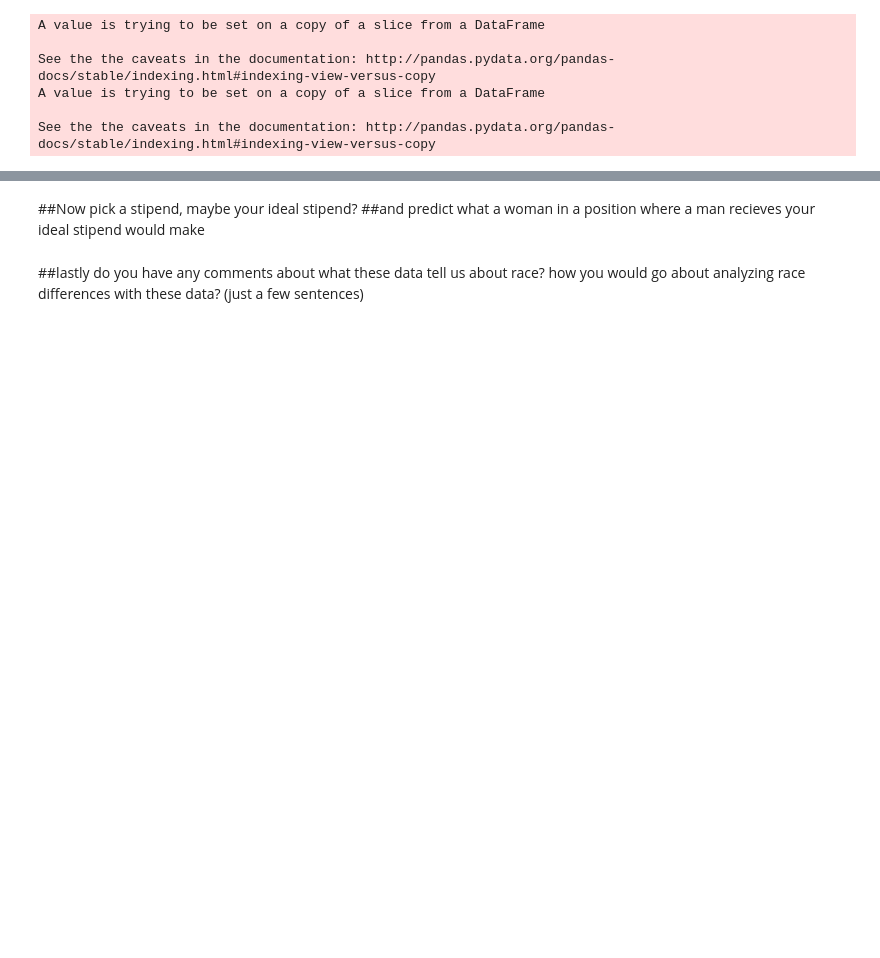
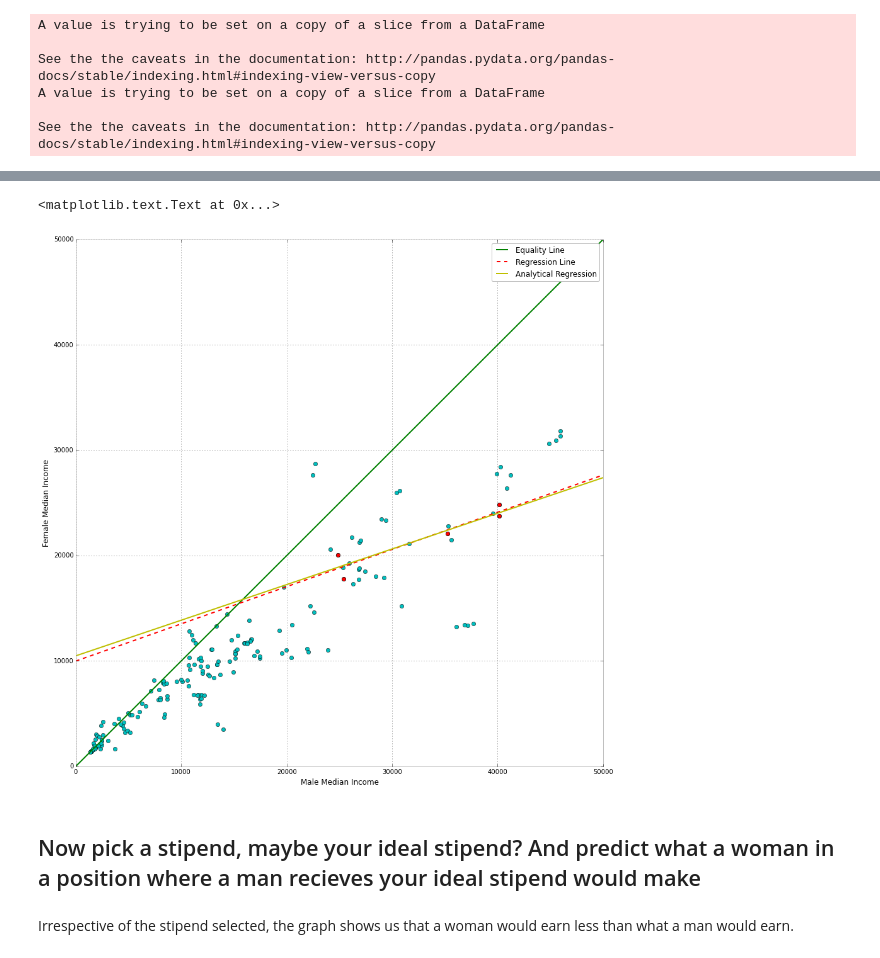
Before and after one commit to ManushiM/PUI2015_MMajumdar, a Jupyter notebook: HW5/PUI_Assignment2Manushi.ipynb, the cells around one changed output, grey strips where cells are left out. Saved outputs shown, nothing was run; the diff lists cells and outputs as text; code cells hidden in the pictures; blank space fills up the shorter version.

```diff
--- a/HW5/PUI_Assignment2Manushi.ipynb
+++ b/HW5/PUI_Assignment2Manushi.ipynb
@@ -134,0 +86,7 @@ here ar a few lines of code that should do the trick. i used nu.concatenate to p
+# %%
+#Linear regression
+import statsmodels.api as smf
+males = smf.add_constant(MaleMedianIncome)
+model1=smf.OLS(FemaleMedianIncome, males)
+results1=model1.fit()
+print results1.summary()
@@ -135 +111,8 @@ here ar a few lines of code that should do the trick. i used nu.concatenate to p
+# %%
+#Analytical regression
+import scipy.stats as stats
+correlationCoefficient = stats.spearmanr(MaleMedianIncome, FemaleMedianIncome)
+std(MaleMedianIncome)/std(FemaleMedianIncome)
+beta1=correlationCoefficient[0]*std(FemaleMedianIncome)/std(MaleMedianIncome)
+beta0=mean(FemaleMedianIncome)-beta1*mean(MaleMedianIncome)
 # %%
@@ -158,5 +159,36 @@ all_males.mask = allmask
+# %%
+import matplotlib.pyplot as plt
+fig = figure(figsize = (15,15))
+
+plt.plot(all_Males, all_Females, 'co')
+
+#Including Equality Line
+x =np.linspace(0,50000,1000)
+y=x
+plt.plot(x,y, 'g', label = 'Equality Line')
+
+#Plotting the fit line
+x1=np.linspace(0,50000,1000)
+y1=results1.params[1]*x1 + results1.params[0]
+plt.plot(x1,y1, 'r--', label = 'Regression Line')
+
+
+#Plotting the analytical regression line
+x2=np.linspace(0,50000,1000)
+y2=beta1*x2 +beta0
+plt.plot(x2,y2, 'y', label = 'Analytical Regression')
+
+#Plotting Total Male Median Income vs Total Female Median Income
+#with each race as one data point
+plt.plot(MaleMedianIncome, FemaleMedianIncome, 'ro')
+
+plt.legend()
+plt.xlabel ('Male Median Income')
+plt.ylabel ('Female Median Income')
+# %% [output]
+<matplotlib.text.Text at 0x...>
+[figure, added]
 # %% [markdown]
-##Now pick a stipend, maybe your ideal stipend?
-##and predict what a woman in a position where a man recieves your ideal stipend would make
+## Now pick a stipend, maybe your ideal stipend? And predict what a woman in a position where a man recieves your ideal stipend would make
-# %% [markdown]
-##lastly do you have any comments about what these data tell us about race? how you would go about analyzing race differences with these data? (just a few sentences)
+# %% [markdown]
+Irrespective of the stipend selected, the graph shows us that a woman would earn less than what a man would earn.
```
Also changed, not shown: parts of 17 cells of this notebook.
